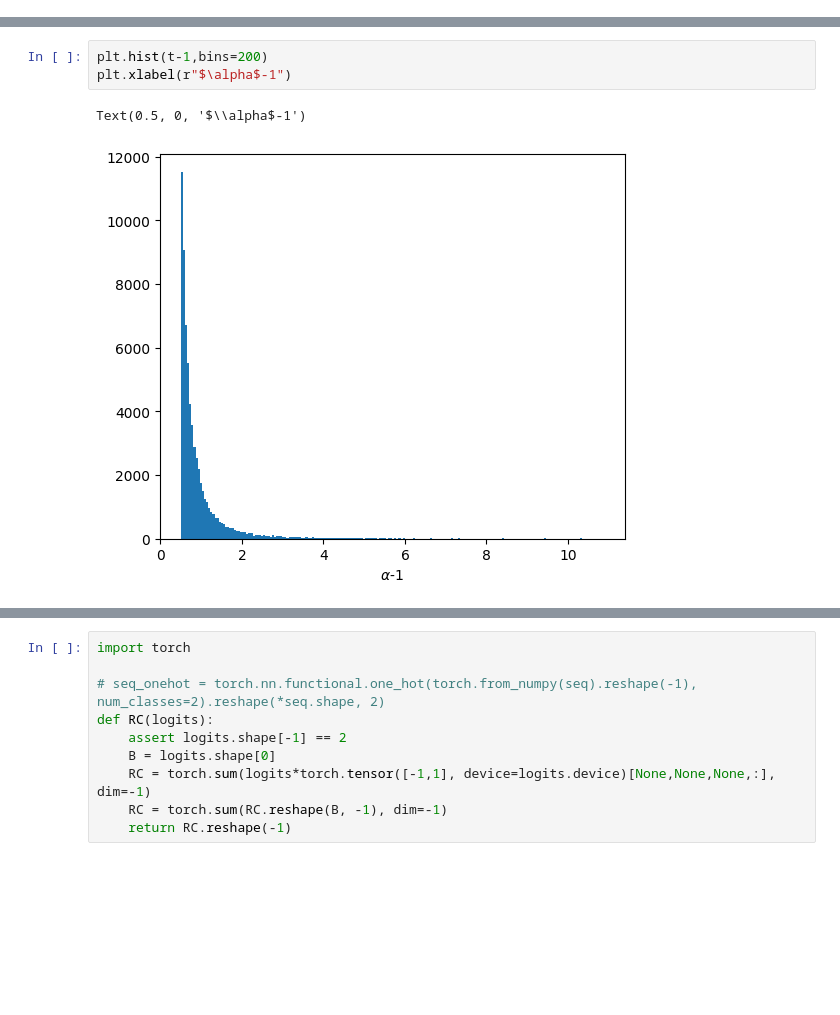
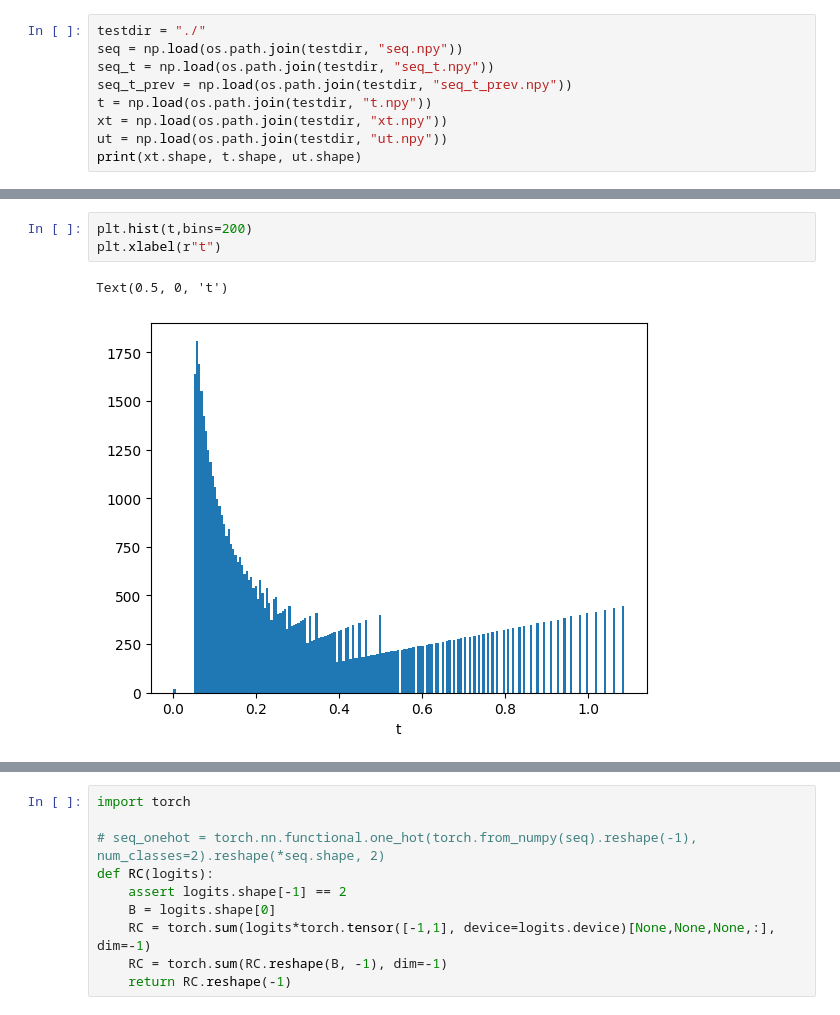
Before and after one commit to tuoping/alchemicalFES, a Jupyter notebook: testTempDiffusion.ipynb, the cells around one changed output, grey strips where cells are left out. Saved outputs shown, nothing was run; the diff lists cells and outputs as text; blank space fills up the shorter version.

```diff
--- a/testTempDiffusion.ipynb
+++ b/testTempDiffusion.ipynb
@@ -15,0 +7,9 @@ print(seq_t.min(), seq_t.max())
+# %%
+testdir = "./"
+seq = np.load(os.path.join(testdir, "seq.npy"))
+seq_t = np.load(os.path.join(testdir, "seq_t.npy"))
+seq_t_prev = np.load(os.path.join(testdir, "seq_t_prev.npy"))
+t = np.load(os.path.join(testdir, "t.npy"))
+xt = np.load(os.path.join(testdir, "xt.npy"))
+ut = np.load(os.path.join(testdir, "ut.npy"))
+print(xt.shape, t.shape, ut.shape)
@@ -33,6 +117,6 @@ Text(0.5, 0, '$k_BT$')
 # %%
-plt.hist(t-1,bins=200)
-plt.xlabel(r"$\alpha$-1")
+plt.hist(t,bins=200)
+plt.xlabel(r"t")
 # %% [output]
-Text(0.5, 0, '$\\alpha$-1')
+Text(0.5, 0, 't')
-[figure, old version]
+[figure, new version]
```
Also changed, not shown: parts of 20 cells of this notebook, 10 other files.
